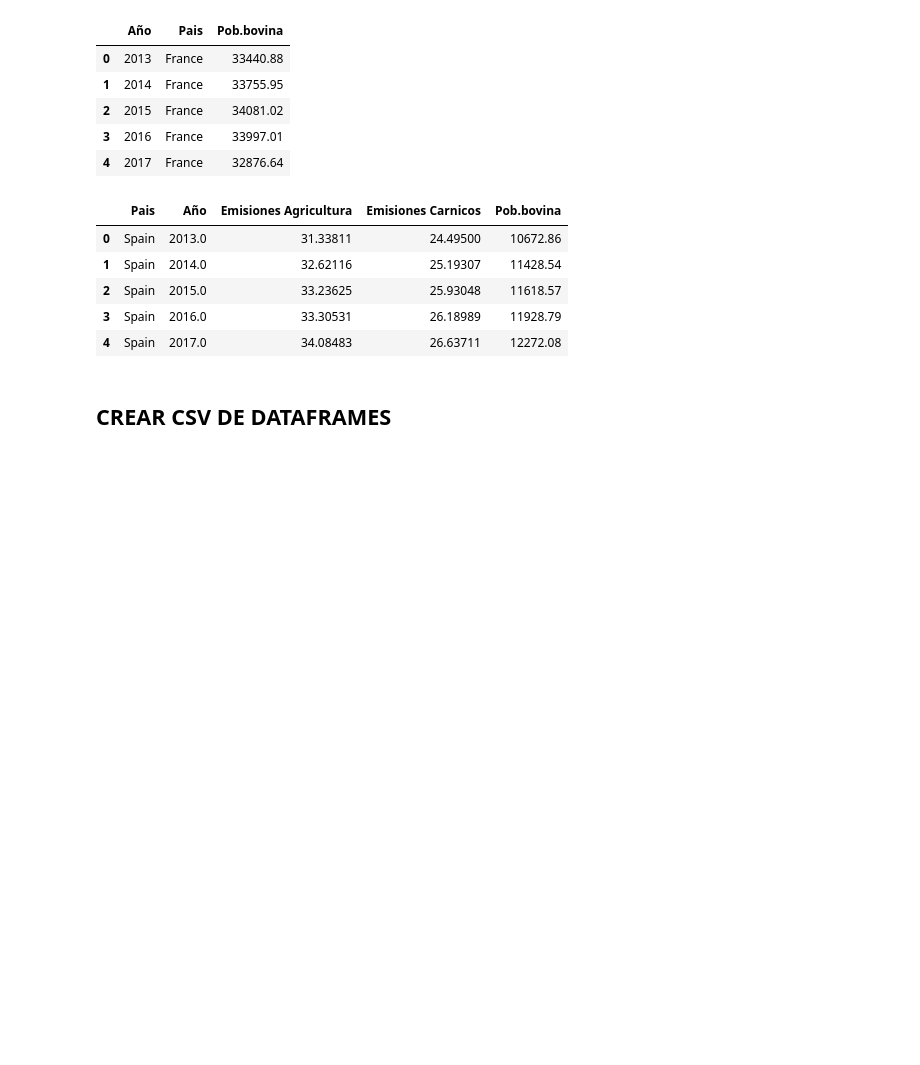
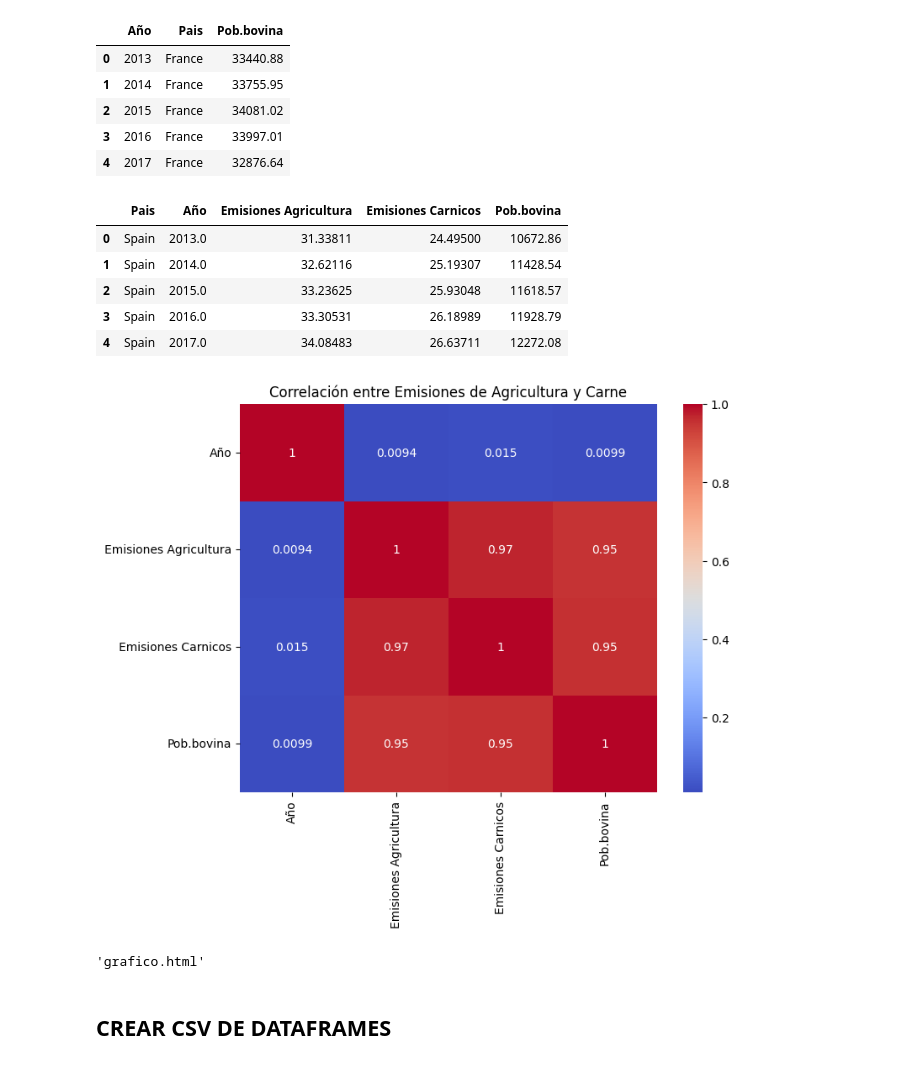
Before and after one commit to JuditRoca/Carnic_impact_EDA, a Jupyter notebook: Emisiones_car_agr.ipynb, the cells around one changed output. Drawn from its saved outputs; the diff is of its cells as text; code cells hidden in the pictures; blank space fills up the shorter version.

```diff
--- a/Emisiones_car_agr.ipynb
+++ b/Emisiones_car_agr.ipynb
@@ -254,3 +245,16 @@ df_merged.head()
+# %%
+# Calcular la matriz de correlación
+correlation_matrix = df_merged.corr()
+
+# Crear el heatmap utilizando seaborn
+figcorre = plt.figure(figsize=(8, 6))
+sns.heatmap(correlation_matrix, annot=True, cmap='coolwarm')
+
+plt.title('Correlación entre Emisiones de Agricultura y Carne')
+
+figcorre.savefig('Graficos/correlacion_care_agr_bovina.jpg', bbox_inches='tight')
+# %% [output]
+[figure, added]
 # %%
 # Crear una lista con los nombres de los países
 paises = ['France', 'Ireland', 'Italy', 'Poland', 'Spain']
@@ -281,16 +285,16 @@ for pais in paises:
         visible='legendonly'  # Las trazas no están visibles por defecto
     ))
 
-    # Agregar una línea para la población bovina del país
+    # Población bovina del país
     fig.add_trace(go.Scatter(
         x=data_pais['Año'],
         y=data_pais['Pob.bovina'],
         name=f'Población Bovina - {pais}',
         mode='lines',
-        visible='legendonly'  # Las trazas no están visibles por defecto
+        visible='legendonly'  # No se ven por defecto
     ))
 
-# Configurar el diseño del gráfico
+# Diseño del grafico
 fig.update_layout(
     title='Emisiones Cárnicas y Población Bovina por País',
     xaxis_title='Año',
@@ -329,7 +333,9 @@ fig.update_layout(
 )
 
 fig.show()
-fig.write_html("emisiones_poblacion_bovina.html")
+offline.plot(fig, filename='grafico.html', auto_open=False)
+# %% [output]
+'grafico.html'
 # %% [markdown]
 ## CREAR CSV DE DATAFRAMES
 # %%
```
Also changed, not shown: parts of 3 cells of this notebook, 2 other files.
